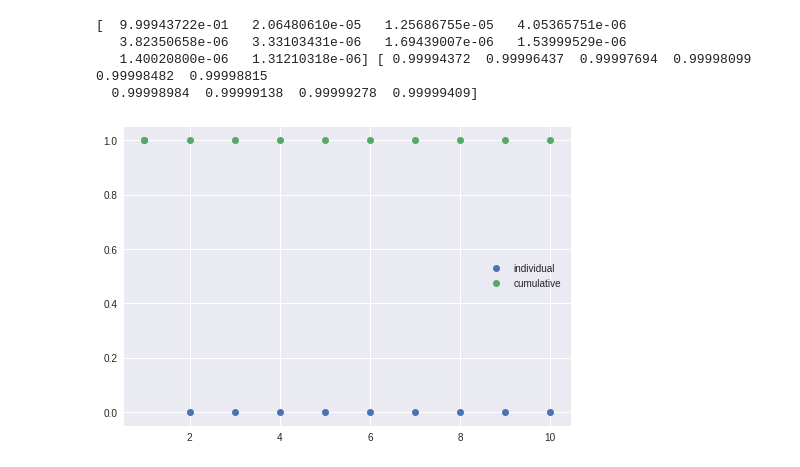
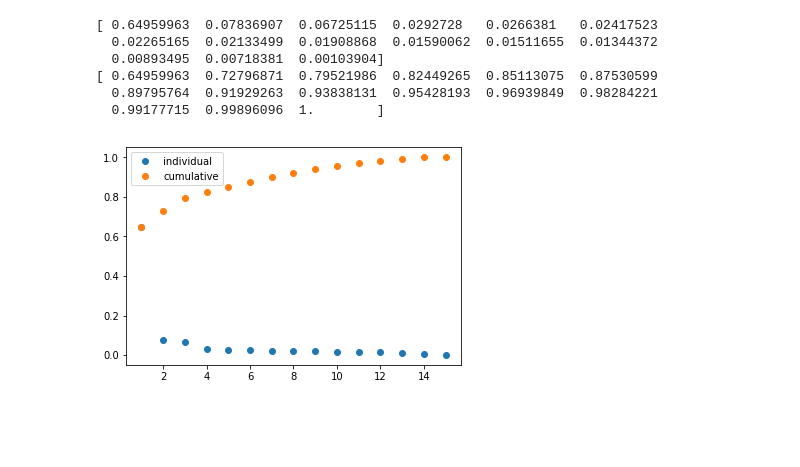
Before and after one commit to asadisaghar/PdM-C-MAPSS, a Jupyter notebook: play/PCA.ipynb, the cells around one changed output. Saved outputs shown, nothing was run; the diff lists cells and outputs as text; code cells hidden in the pictures; blank space fills up the shorter version.

```diff
--- a/play/PCA.ipynb
+++ b/play/PCA.ipynb
@@ -11,15 +12,12 @@ import seaborn as sns
 sn = 1
 setnumber = 'FD00' + str(sn)
 # %%
-# read data
+## READ DATA
 print 'read data'
 train = pd.read_csv('data/train_'+setnumber+'.csv')
 train_RULs = np.array([train.loc[train.id==i, 'cycle'].max() for i in train.id.unique()])
 test = pd.read_csv('data/test_'+setnumber+'.csv')
 test_RULs = np.array([test.loc[test.id==i, 'RUL'].min() for i in train.id.unique()])
-# drop the extra column
-print 'drop index column'
-train.drop('Unnamed: 0', 1, inplace=True)
-test.drop('Unnamed: 0', 1, inplace=True)
+print train
 # %% [output]
 read data
@@ -97,0 +40,7 @@ encode labels as one-vs-all vectors
+# %%
+# DROP EXTRA COLUMN(S)
+print 'drop index column'
+drop_cols = ['Unnamed: 0', 'setting1', 'setting2', 'setting3']#, 's1', 's18', 's19']
+train.drop(drop_cols, 1, inplace=True)
+test.drop(drop_cols, 1, inplace=True)
+print train
@@ -97,0 +119,6 @@ encode labels as one-vs-all vectors
+# %%
+## SEPARATE FEATURES AND LABELS
+train_X = train.values[:,2:-2]
+train_y = train.values[:,-2]
+test_X = test.values[:,2:-2]
+test_y = test.values[:,-2]
@@ -98,31 +147,33 @@ encode labels as one-vs-all vectors
 # %%
+## COMPONENT ANALYSIS
 PCA = True
 CCA = False
-nc=10
+nc = 15
 
 if PCA:
-    pca = sklearn.decomposition.PCA(n_components=nc)
-    pca.fit(train_X)
+    pca = sklearn.decomposition.PCA(n_components=nc).fit(train_X)
     trainX = pca.transform(train_X)
     testX = pca.transform(test_X)
     evals = pca.explained_variance_ratio_
     evals_cs = evals.cumsum()
-    print evals, evals_cs
+    print evals
+    print evals_cs
     plt.plot(range(1, nc+1), evals, 'o', label='individual')
     plt.plot(range(1, nc+1), evals_cs, 'o', label='cumulative')
     plt.legend()
     plt.show()
 elif CCA:
-    cca = sklearn.cross_decomposition.CCA(n_components=nc)
-    cca.fit(train_X, train_y)
+    cca = sklearn.cross_decomposition.CCA(n_components=nc).fit(train_X, train_y)
     trainX = cca.transform(train_X)
     testX = cca.transform(test_X)
 # %% [output]
-[  9.99943722e-01   2.06480610e-05   1.25686755e-05   4.05365751e-06
-   3.82350658e-06   3.33103431e-06   1.69439007e-06   1.53999529e-06
-   1.40020800e-06   1.31210318e-06] [ 0.99994372  0.99996437  0.99997694  0.99998099  0.99998482  0.99998815
-  0.99998984  0.99999138  0.99999278  0.99999409]
+[ 0.64959963  0.07836907  0.06725115  0.0292728   0.0266381   0.02417523
+  0.02265165  0.02133499  0.01908868  0.01590062  0.01511655  0.01344372
+  0.00893495  0.00718381  0.00103904]
+[ 0.64959963  0.72796871  0.79521986  0.82449265  0.85113075  0.87530599
+  0.89795764  0.91929263  0.93838131  0.95428193  0.96939849  0.98284221
+  0.99177715  0.99896096  1.        ]
-[figure, old version]
+[figure, new version]
 # %%
 X_train = pd.DataFrame(trainX, columns=['comp_'+str(x) for x in range(1, trainX.shape[1]+1)])
 X_train['status'] = train['status']
```
Also changed, not shown: parts of 20 cells of this notebook.
